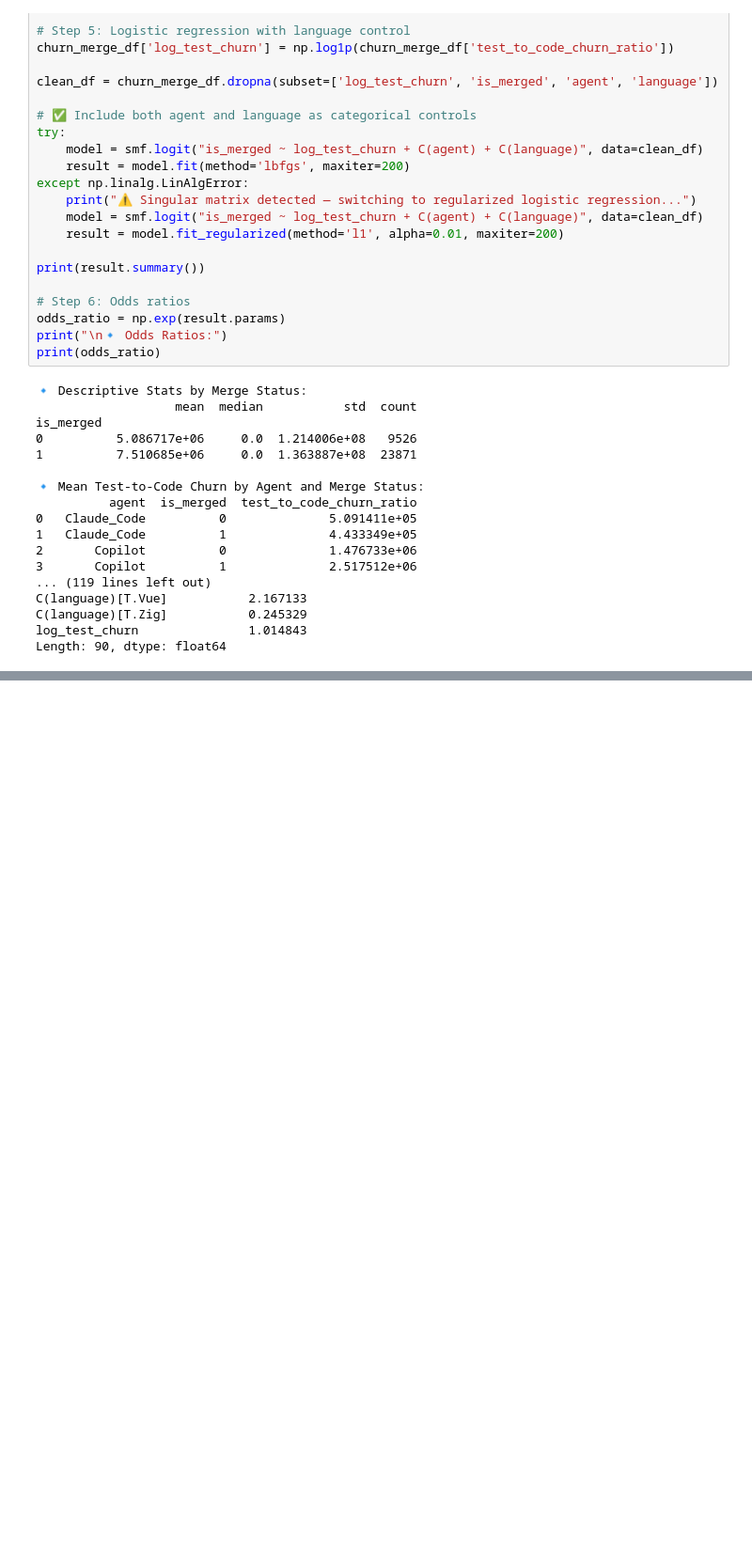
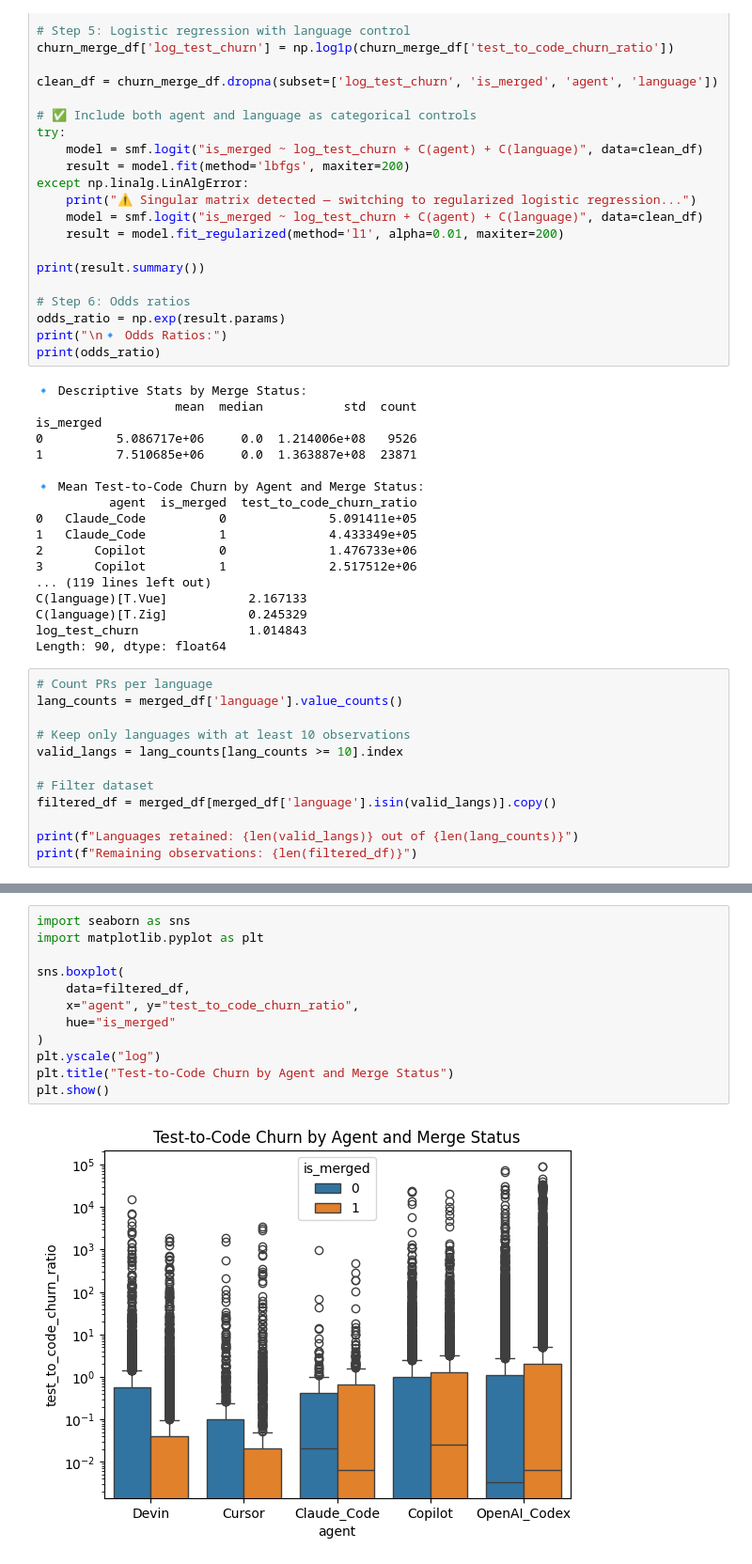
Before and after one commit to Lay-ke/Data-mining, a Jupyter notebook: analysis/load_AIDev.ipynb, the cells around one changed output, grey strips where cells are left out. Shown at 94% size. Saved outputs shown, nothing was run; the diff lists cells and outputs as text; blank space fills up the shorter version.

```diff
--- a/analysis/load_AIDev.ipynb
+++ b/analysis/load_AIDev.ipynb
@@ -960,3 +960,15 @@ C(language)[T.Vue]           2.167133
 C(language)[T.Zig]           0.245329
 log_test_churn               1.014843
 Length: 90, dtype: float64
+# %%
+# Count PRs per language
+lang_counts = merged_df['language'].value_counts()
+
+# Keep only languages with at least 10 observations
+valid_langs = lang_counts[lang_counts >= 10].index
+
+# Filter dataset
+filtered_df = merged_df[merged_df['language'].isin(valid_langs)].copy()
+
+print(f"Languages retained: {len(valid_langs)} out of {len(lang_counts)}")
+print(f"Remaining observations: {len(filtered_df)}")
@@ -962,0 +1052,14 @@ Length: 90, dtype: float64
+# %%
+import seaborn as sns
+import matplotlib.pyplot as plt
+
+sns.boxplot(
+    data=filtered_df,
+    x="agent", y="test_to_code_churn_ratio",
+    hue="is_merged"
+)
+plt.yscale("log")
+plt.title("Test-to-Code Churn by Agent and Merge Status")
+plt.show()
+# %% [output]
+[figure, added]
```
Also changed, not shown: parts of 3 cells of this notebook.
